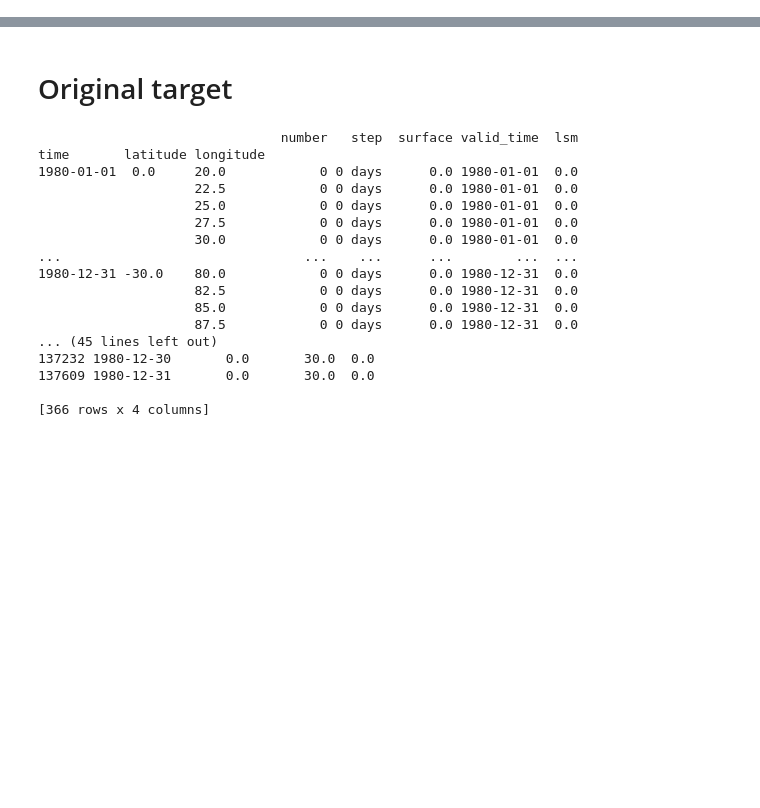
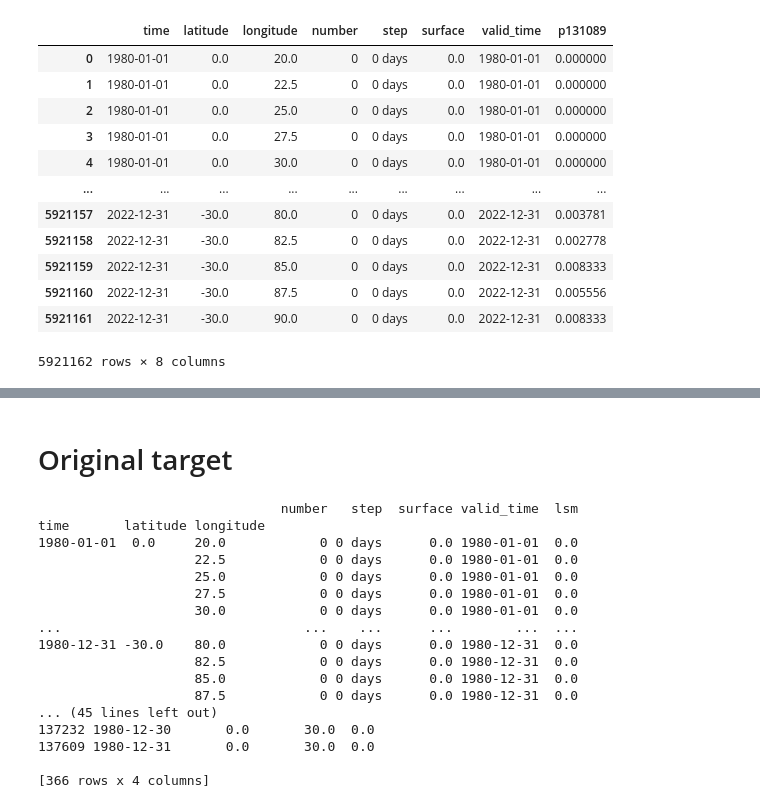
Before and after one commit to PaoloBonettiPolimi/TC, a Jupyter notebook: Paolo/Notebooks_newTarget/1) Data Check.ipynb, the cells around one changed output, grey strips where cells are left out. Cells and saved outputs as stored; diff of their text form; code cells hidden in the pictures; blank space fills up the shorter version.

Commit message:
updating Paolo's folder

```diff
--- a/Paolo/Notebooks_newTarget/1) Data Check.ipynb
+++ b/Paolo/Notebooks_newTarget/1) Data Check.ipynb
@@ -57,3 +57,25 @@ def check_correct_lsm(dataset):
             if s>0: print('error')
             #print(dummy_df.loc[1:,'lsm'].values)
 #train.loc[(train.latitude==-17.5) & (train.longitude==85) & (train.time<='1980-12-31') & (train.lsm+train.Real_tom_lsm>=1)]
+# %%
+ds = xr.open_dataset('/Users/paolo/Desktop/tc_clim_obs_48_17_daily_smooth_0.25_1980_2022_2.5.grb', engine='cfgrib')
+# %%
+ds = ds.sel(latitude=slice(0,-30))
+ds = ds.sel(longitude=slice(20,90))
+df = ds.to_dataframe()
+# %%
+df = df.reset_index()
+# %% [output]
+|  | time | latitude | longitude | number | step | surface | valid_time | p131089 |
+| 0 | 1980-01-01 | 0.0 | 20.0 | 0 | 0 days | 0.0 | 1980-01-01 | 0.000000 |
+| 1 | 1980-01-01 | 0.0 | 22.5 | 0 | 0 days | 0.0 | 1980-01-01 | 0.000000 |
+| 2 | 1980-01-01 | 0.0 | 25.0 | 0 | 0 days | 0.0 | 1980-01-01 | 0.000000 |
+| 3 | 1980-01-01 | 0.0 | 27.5 | 0 | 0 days | 0.0 | 1980-01-01 | 0.000000 |
+| 4 | 1980-01-01 | 0.0 | 30.0 | 0 | 0 days | 0.0 | 1980-01-01 | 0.000000 |
+| ... | ... | ... | ... | ... | ... | ... | ... | ... |
+| 5921157 | 2022-12-31 | -30.0 | 80.0 | 0 | 0 days | 0.0 | 2022-12-31 | 0.003781 |
+| 5921158 | 2022-12-31 | -30.0 | 82.5 | 0 | 0 days | 0.0 | 2022-12-31 | 0.002778 |
+| 5921159 | 2022-12-31 | -30.0 | 85.0 | 0 | 0 days | 0.0 | 2022-12-31 | 0.008333 |
+| 5921160 | 2022-12-31 | -30.0 | 87.5 | 0 | 0 days | 0.0 | 2022-12-31 | 0.005556 |
+| 5921161 | 2022-12-31 | -30.0 | 90.0 | 0 | 0 days | 0.0 | 2022-12-31 | 0.008333 |
+5921162 rows × 8 columns
```
Also changed, not shown: parts of 2 cells of this notebook, 4 other files.
